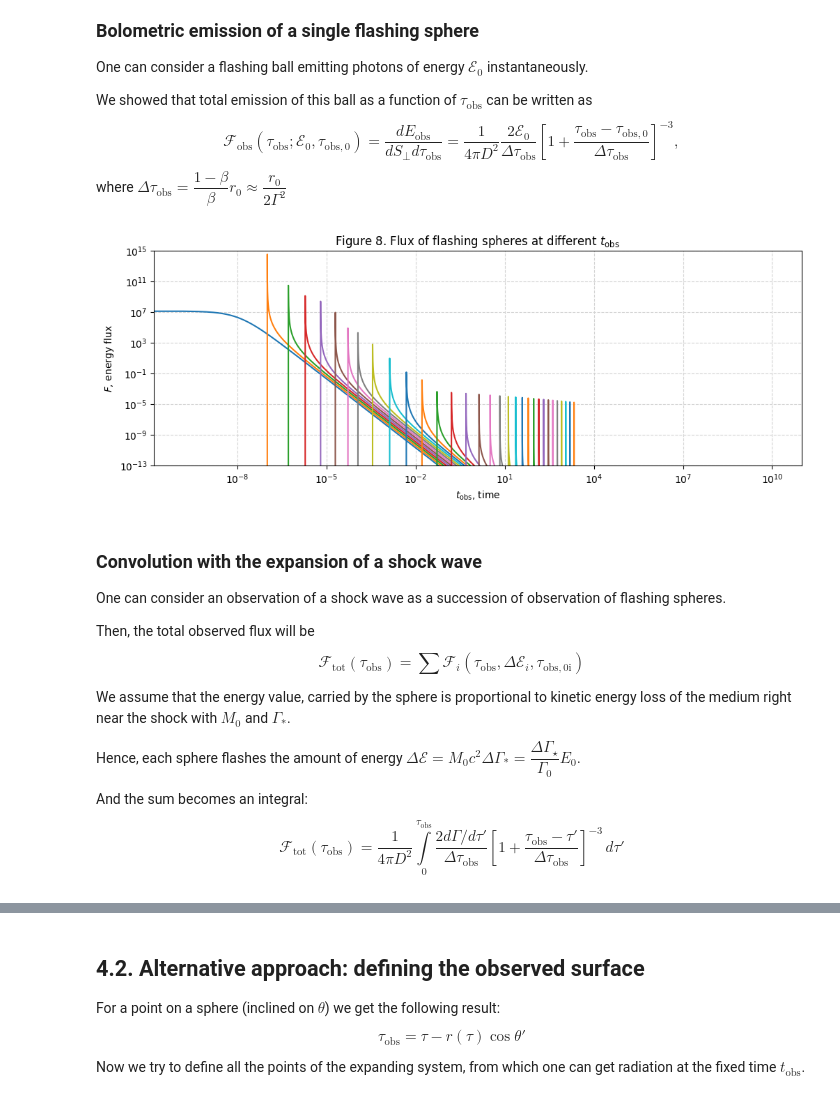
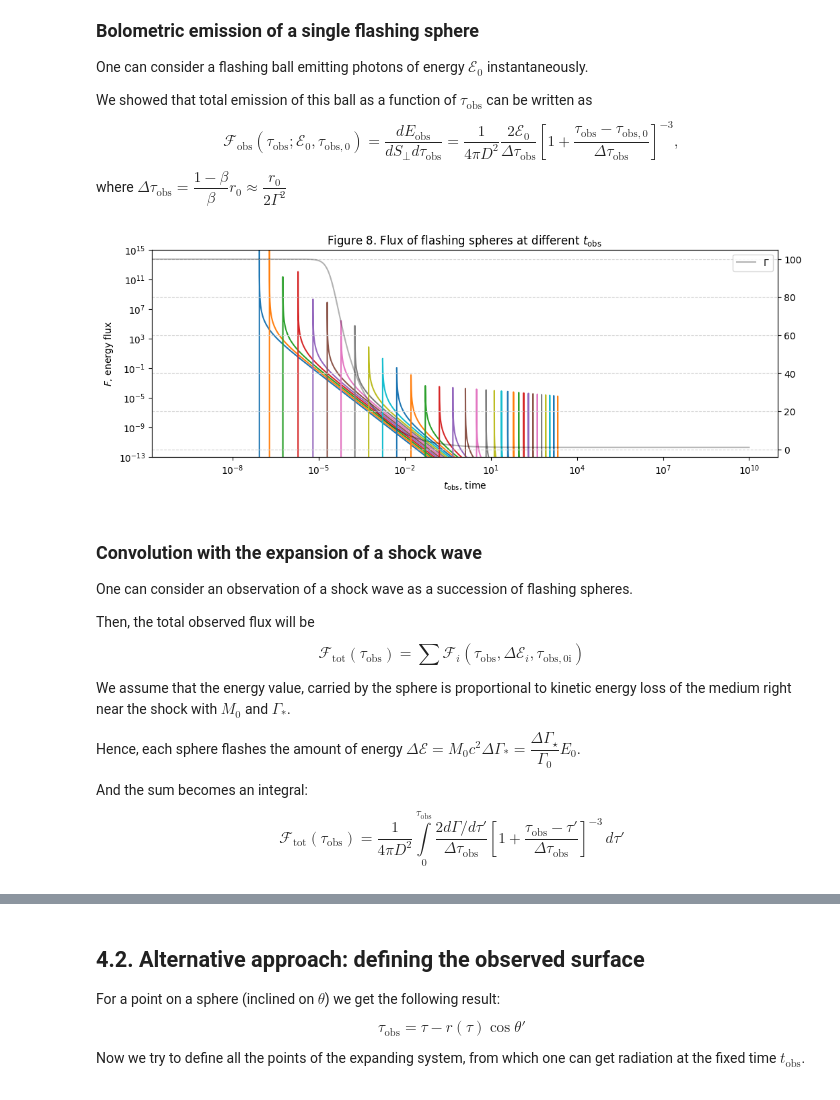
Before and after one commit to KleimenovM/GRBRemnant, a Jupyter notebook: Kleimenov_Schwenkreis_-_Gamma-ray_birsts.ipynb, the cells around one changed output, grey strips where cells are left out. Drawn from its saved outputs; the diff is of its cells as text; code cells hidden in the pictures.

```diff
--- a/Kleimenov_Schwenkreis_-_Gamma-ray_birsts.ipynb
+++ b/Kleimenov_Schwenkreis_-_Gamma-ray_birsts.ipynb
@@ -241,6 +241,8 @@ Approximate results in $(6)$ allow to solve the expansion equations analytically
 # %%
 def gamma_star(r, gamma):
-    return gamma * (-1 + np.sqrt(1 + 4*r**3*(1 + r**3/gamma**2))) / (2*r**3)
+    res_correct = np.heaviside(r - 0.01, 0.5) * gamma * (-1 + np.sqrt(1 + 4*r**3*(1 + r**3/gamma**2))) / (2*r**3)
+    res_approx = np.heaviside(0.01 - r, 0.5) * gamma * (1 - r**3)
+    return res_approx + res_correct
 
 def F(tau, r, gamma):
     return np.sqrt(1 - (gamma_star(r, gamma))**(-2))
@@ -252,7 +254,7 @@ from scipy.interpolate import interp1d
 lg_time_values = np.linspace(-3, 10, 10**4)  # log-spaced time values
 time_values = 10**lg_time_values  # time values
 r1 = solve_ivp(F, (time_values[0], time_values[-1]), [1e-3],
-               args=(gamma0,), t_eval=time_values, method='RK45')
+               args=(gamma0,), t_eval=time_values, method='Radau', rtol=1e-6)
 
 radius_values = r1.y[0]  # radius values
 # %%
@@ -464,34 +463,40 @@ def flux(tau, tau0, r0, gamma, e0):
 # %%
 n0 = 0
 
 plt.figure(figsize=(12, 4))
+ax = plt.subplot(111)
 for n in range(18, 50):
     tau_0 = t_obs[n0 + n * 100]
     tau_obs = t_obs[n0:]
     r_0 = radius_values[n0 + n * 100]
     gamma_0 = gamma_star(radius_values, gamma0)[n0]
 
     flux_1 = flux(tau_obs, tau_0, r_0, gamma_0, 1)
-    plt.plot(tau_obs, flux_1, label=f"{t_obs[n0 + n*100]}")
+    ax.plot(tau_obs, flux_1)
 
-plt.title(r"Figure 8. Flux of flashing spheres at different $t_\mathrm{obs}$")
+ax2 = ax.twinx()
+
+gammas = gamma_star(radius_values, gamma0)
+ax2.plot(t_obs, gammas, color='black', alpha=.3, label=r'$\Gamma$')
+
+ax.set_title(r"Figure 8. Flux of flashing spheres at different $t_\mathrm{obs}$")
 plt.grid(linestyle='--', color='lightgray')
 
-plt.xlabel(r'$t_\mathrm{obs}$, time')
-plt.xscale('log')
+ax.set_xlabel(r'$t_\mathrm{obs}$, time')
+ax.set_xscale('log')
 
-plt.ylabel(r'$F$, energy flux')
-plt.yscale('log')
-plt.ylim(1e-13, 1e15)
+ax.set_ylabel(r'$F$, energy flux')
+ax.set_yscale('log')
+ax.set_ylim(1e-13, 1e15)
 
-# plt.legend()
+plt.legend()
 plt.show()
 # %% [output]
-[figure, old version]
+[figure, new version]
 # %% [markdown]
 ### Convolution with the expansion of a shock wave
 
-One can consider an observation of a shock wave as a succession of observation of flashing spheres.
+One can consider an observation of a shock wave as a succession of flashing spheres.
 
 Then, the total observed flux will be
 $$ \mathcal{F}_\mathrm{tot}(\tau_\mathrm{obs}) = \sum \mathcal{F}_i(\tau_\mathrm{obs}, \Delta\mathcal{E}_i, \tau_\mathrm{obs,0i})  $$
```
Also changed, not shown: parts of 21 cells of this notebook.
